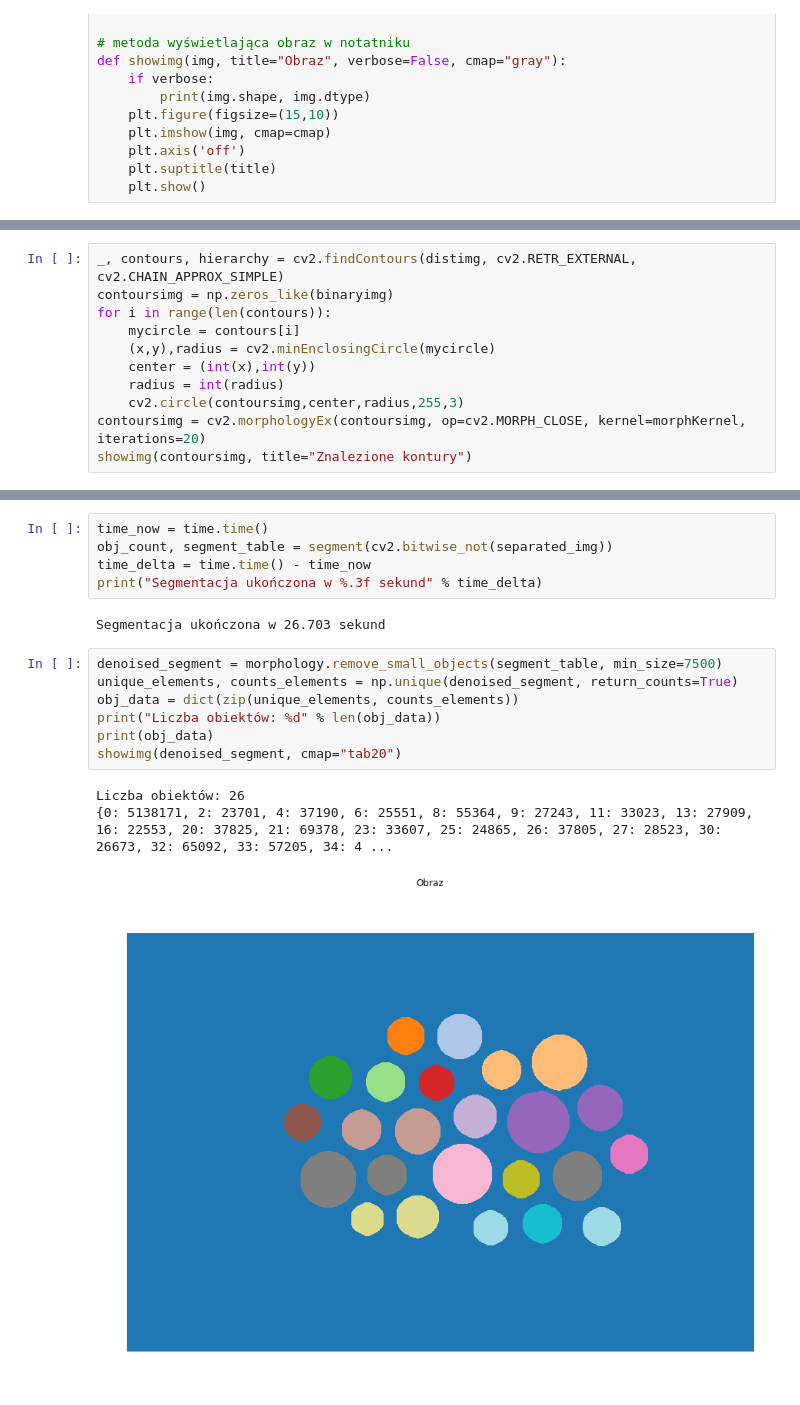
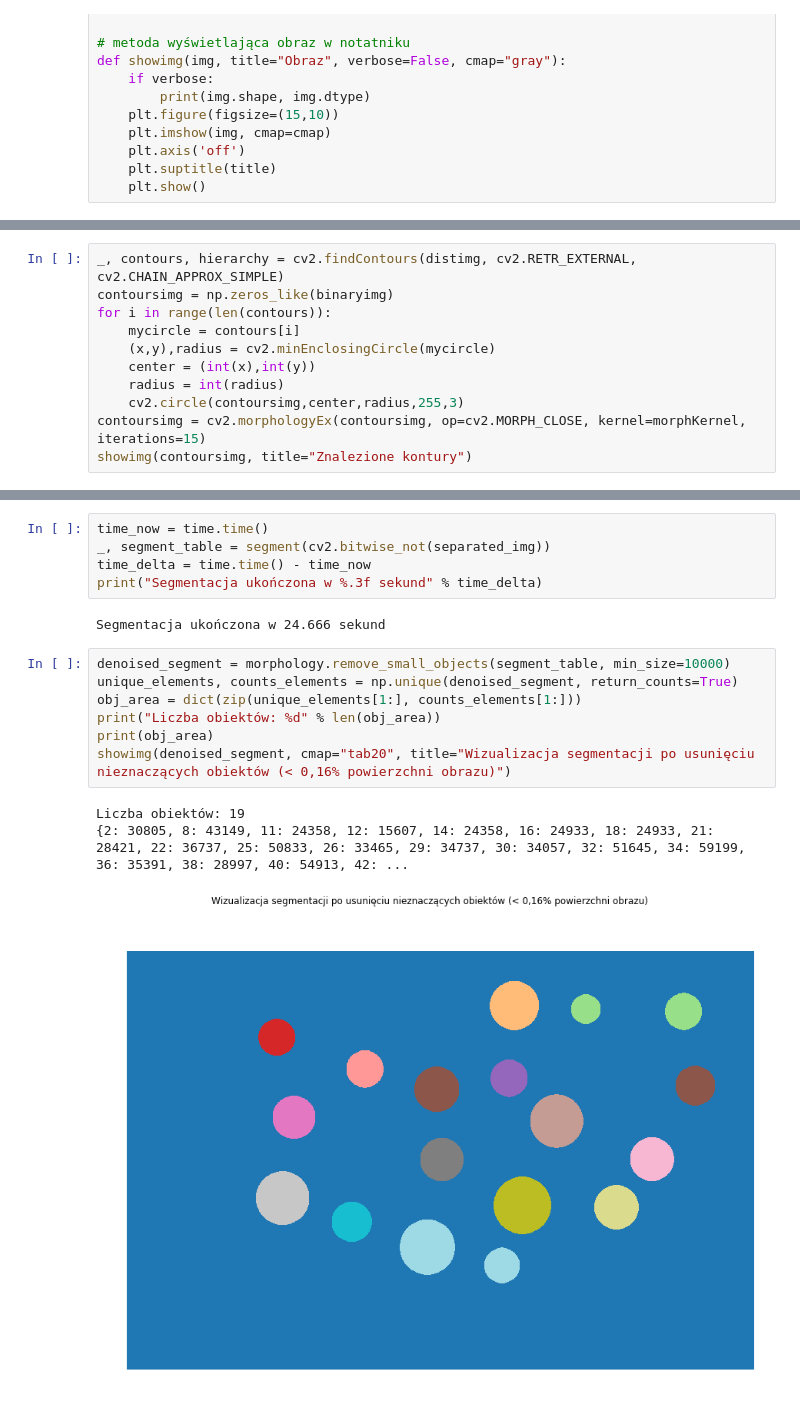
Before and after one commit to Machina123/ImageProcessing, a Jupyter notebook: FinalAssignment/01_assignment.ipynb, the cells around one changed output, grey strips where cells are left out. Saved outputs shown, nothing was run; the diff lists cells and outputs as text.

```diff
--- a/FinalAssignment/01_assignment.ipynb
+++ b/FinalAssignment/01_assignment.ipynb
@@ -119,6 +122,6 @@ for i in range(len(contours)):
     center = (int(x),int(y))
     radius = int(radius)
     cv2.circle(contoursimg,center,radius,255,3)
-contoursimg = cv2.morphologyEx(contoursimg, op=cv2.MORPH_CLOSE, kernel=morphKernel, iterations=20)
+contoursimg = cv2.morphologyEx(contoursimg, op=cv2.MORPH_CLOSE, kernel=morphKernel, iterations=15)
 showimg(contoursimg, title="Znalezione kontury")
 # %% [output]
@@ -131,18 +134,18 @@ showimg(separated_img, title="Obraz z rozdzielonymi obiektami")
 # %%
 time_now = time.time()
-obj_count, segment_table = segment(cv2.bitwise_not(separated_img))
+_, segment_table = segment(cv2.bitwise_not(separated_img))
 time_delta = time.time() - time_now
 print("Segmentacja ukończona w %.3f sekund" % time_delta)
 # %% [output]
-Segmentacja ukończona w 26.703 sekund
+Segmentacja ukończona w 24.666 sekund
 # %%
-denoised_segment = morphology.remove_small_objects(segment_table, min_size=7500)
+denoised_segment = morphology.remove_small_objects(segment_table, min_size=10000)
 unique_elements, counts_elements = np.unique(denoised_segment, return_counts=True)
-obj_data = dict(zip(unique_elements, counts_elements))
-print("Liczba obiektów: %d" % len(obj_data))
-print(obj_data)
-showimg(denoised_segment, cmap="tab20")
+obj_area = dict(zip(unique_elements[1:], counts_elements[1:]))
+print("Liczba obiektów: %d" % len(obj_area))
+print(obj_area)
+showimg(denoised_segment, cmap="tab20", title="Wizualizacja segmentacji po usunięciu nieznaczących obiektów (< 0,16% powierzchni obrazu)")
 # %% [output]
-Liczba obiektów: 26
-{0: 5138171, 2: 23701, 4: 37190, 6: 25551, 8: 55364, 9: 27243, 11: 33023, 13: 27909, 16: 22553, 20: 37825, 21: 69378, 23: 33607, 25: 24865, 26: 37805, 27: 28523, 30: 26673, 32: 65092, 33: 57205, 34: 4 ...
+Liczba obiektów: 19
+{2: 30805, 8: 43149, 11: 24358, 12: 15607, 14: 24358, 16: 24933, 18: 24933, 21: 28421, 22: 36737, 25: 50833, 26: 33465, 29: 34737, 30: 34057, 32: 51645, 34: 59199, 36: 35391, 38: 28997, 40: 54913, 42: ...
-[figure, old version]
+[figure, new version]
```
Also changed, not shown: parts of 11 cells of this notebook, 1 other file.
